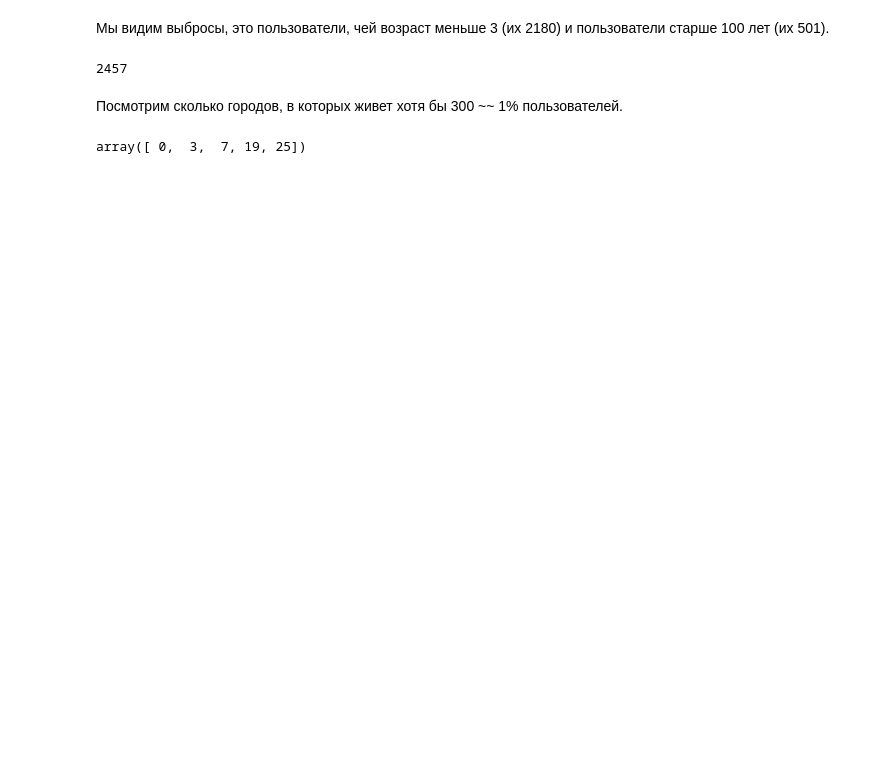
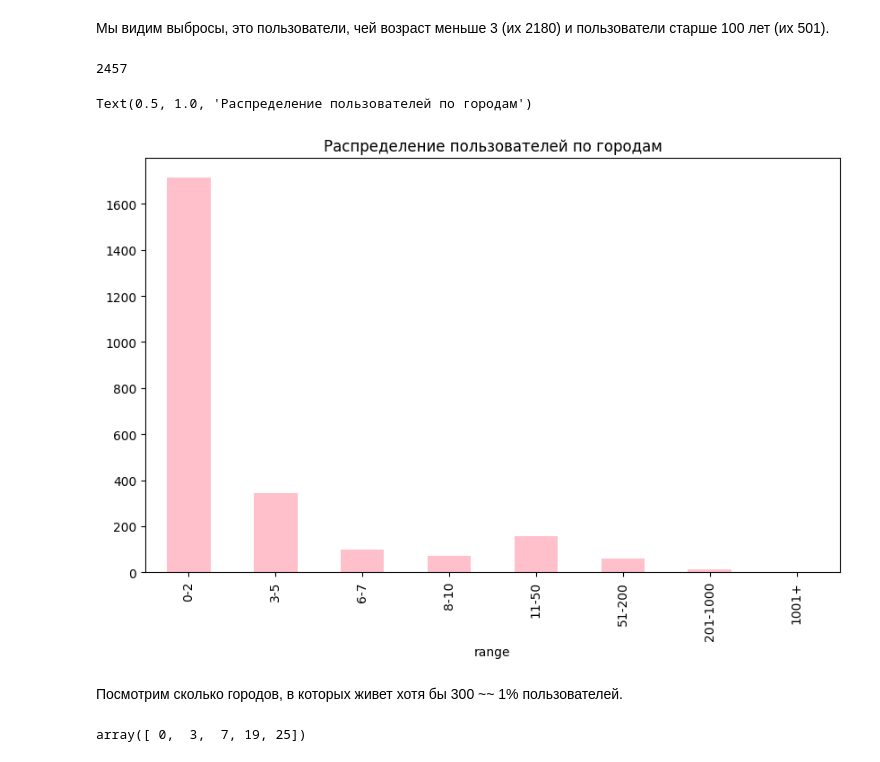
Before and after one commit to Viktorbahse/PADII_ML_PRJ-25_Number_Ad_Views_Predictor, a Jupyter notebook: Eda.ipynb, the cells around one changed output. Saved outputs shown, nothing was run; the diff lists cells and outputs as text; code cells hidden in the pictures; blank space fills up the shorter version.

```diff
--- a/Eda.ipynb
+++ b/Eda.ipynb
@@ -212,6 +231,21 @@ print(f"Пользовалели младше 3-х лет: {int((users['age'] <=
 len(users['city_id'].unique())# В нашем датасете пользватели из 2457 городов.
 # %% [output]
 2457
+# %%
+city = users.value_counts('city_id').reset_index()
+
+bins = [0, 2, 5, 7, 10, 50, 200, 1000, 10000]
+labels = ['0-2', '3-5', '6-7', '8-10', '11-50', '51-200', '201-1000', '1001+']
+
+city['range'] = pd.cut(city['count'], bins=bins, labels=labels)
+table = city['range'].value_counts().sort_index()
+
+plt.figure(figsize=(10, 6))
+table.plot(kind='bar', color='pink')
+plt.title('Распределение пользователей по городам')
+# %% [output]
+Text(0.5, 1.0, 'Распределение пользователей по городам')
+[figure, added]
 # %% [markdown]
 Посмотрим сколько городов, в которых живет хотя бы 300 ~~ 1% пользователей.
 # %%
```
Also changed, not shown: parts of 19 cells of this notebook.
